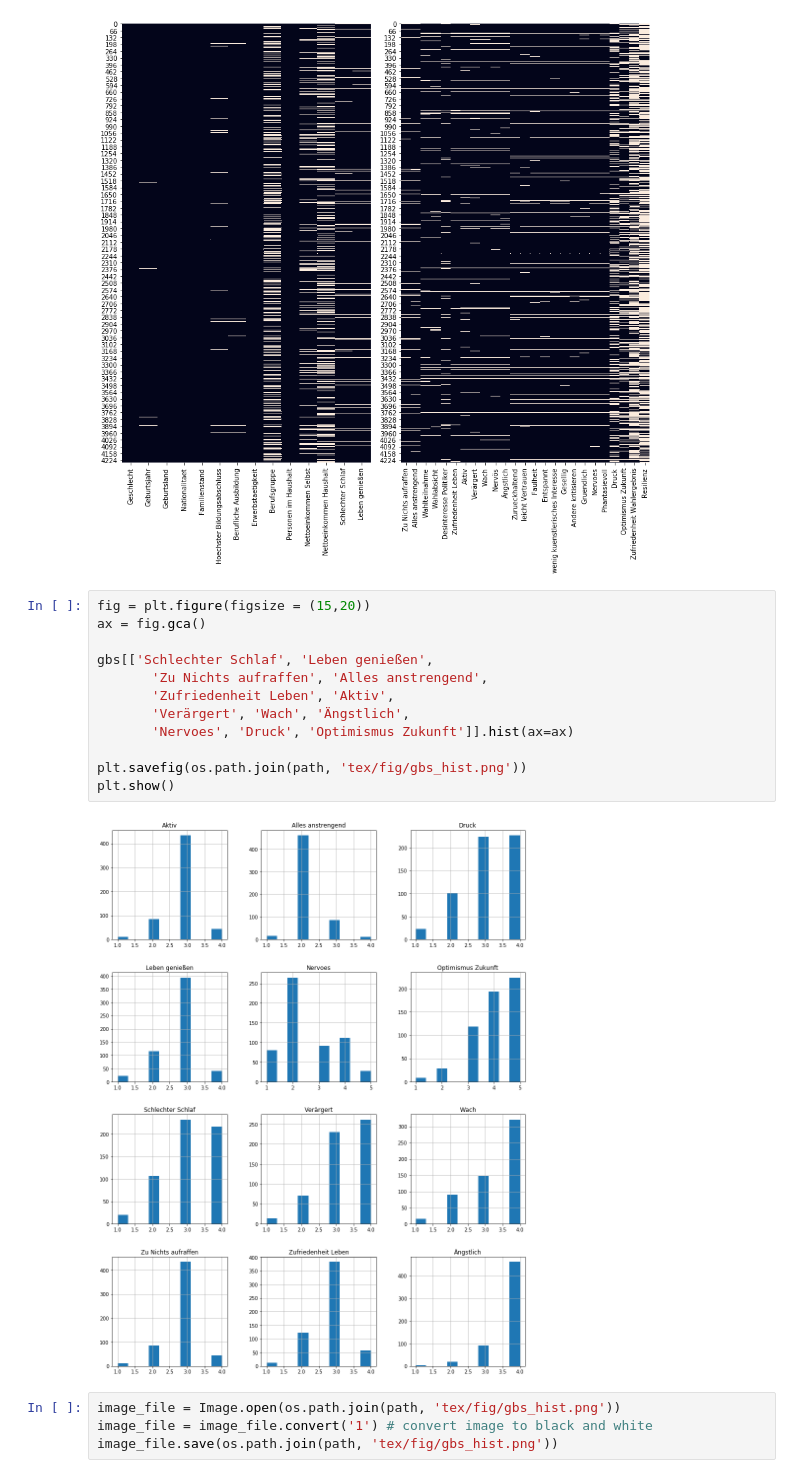
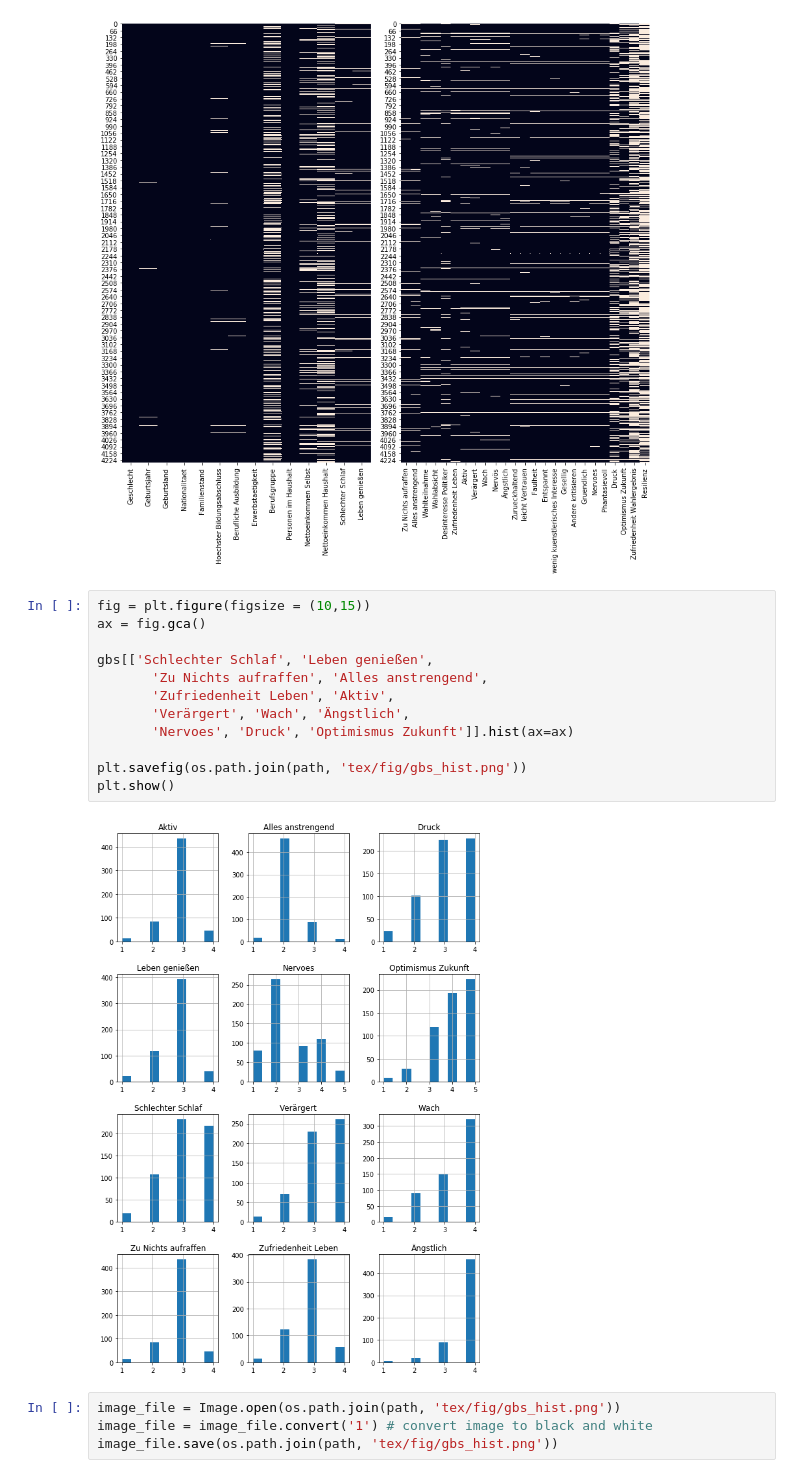
Before and after one commit to laksannathan/maximal-representative-sampling, a Jupyter notebook: src/More Visualization.ipynb, the cells around one changed output. Cells and saved outputs as stored; diff of their text form.

```diff
--- a/src/More Visualization.ipynb
+++ b/src/More Visualization.ipynb
@@ -39,19 +39,19 @@ plt.savefig(os.path.join(path, 'tex/fig/gesis_missing.png'))
 # %% [output]
 [figure]
 # %%
-fig = plt.figure(figsize = (15,20))
+fig = plt.figure(figsize = (10,15))
 ax = fig.gca()
 
 gbs[['Schlechter Schlaf', 'Leben genießen',
        'Zu Nichts aufraffen', 'Alles anstrengend',
        'Zufriedenheit Leben', 'Aktiv',
        'Verärgert', 'Wach', 'Ängstlich',
        'Nervoes', 'Druck', 'Optimismus Zukunft']].hist(ax=ax)
 
 plt.savefig(os.path.join(path, 'tex/fig/gbs_hist.png'))
 plt.show()
 # %% [output]
-[figure, old version]
+[figure, new version]
 # %%
 image_file = Image.open(os.path.join(path, 'tex/fig/gbs_hist.png'))
 image_file = image_file.convert('1') # convert image to black and white
```
Also changed, not shown: 14 other files.
